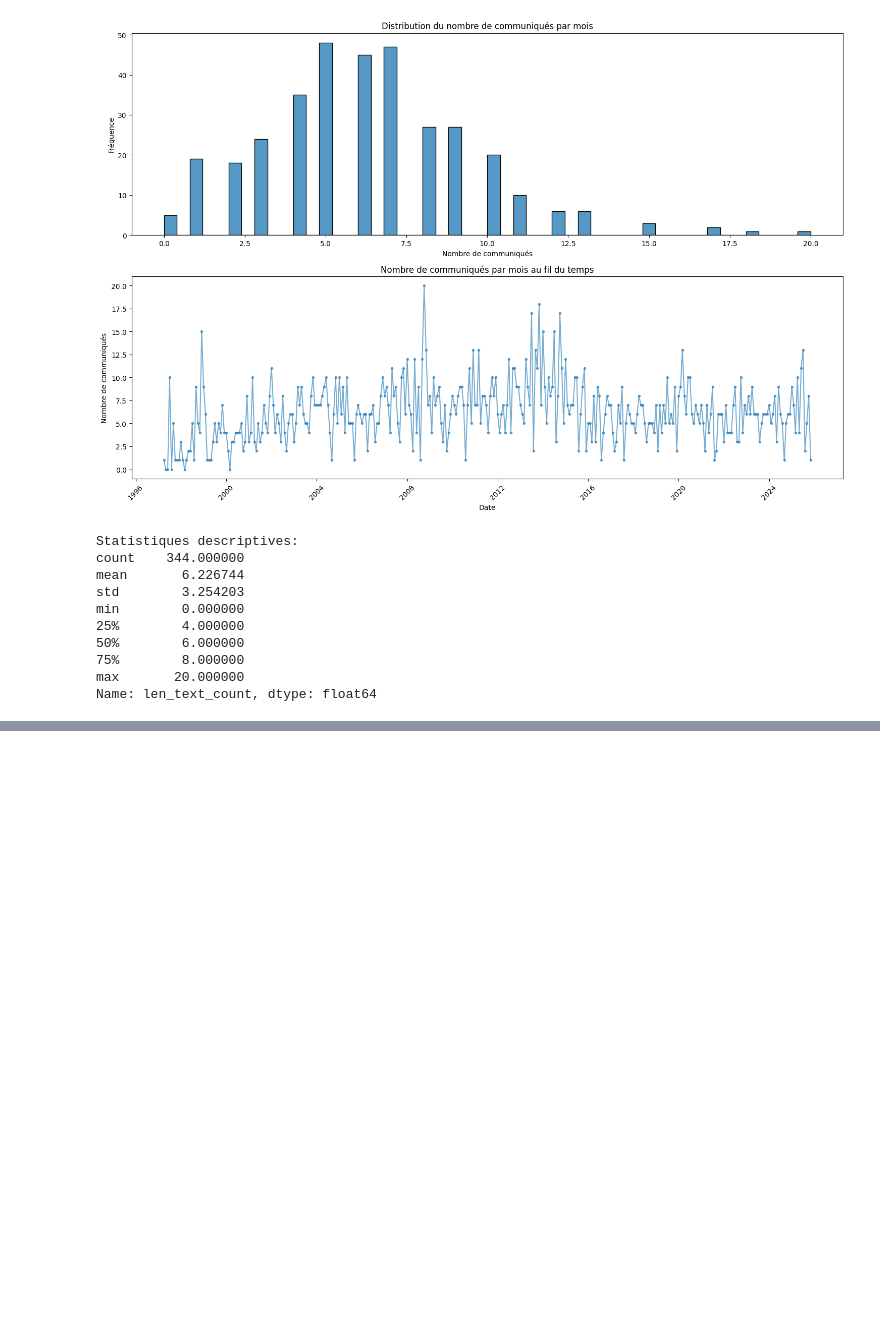
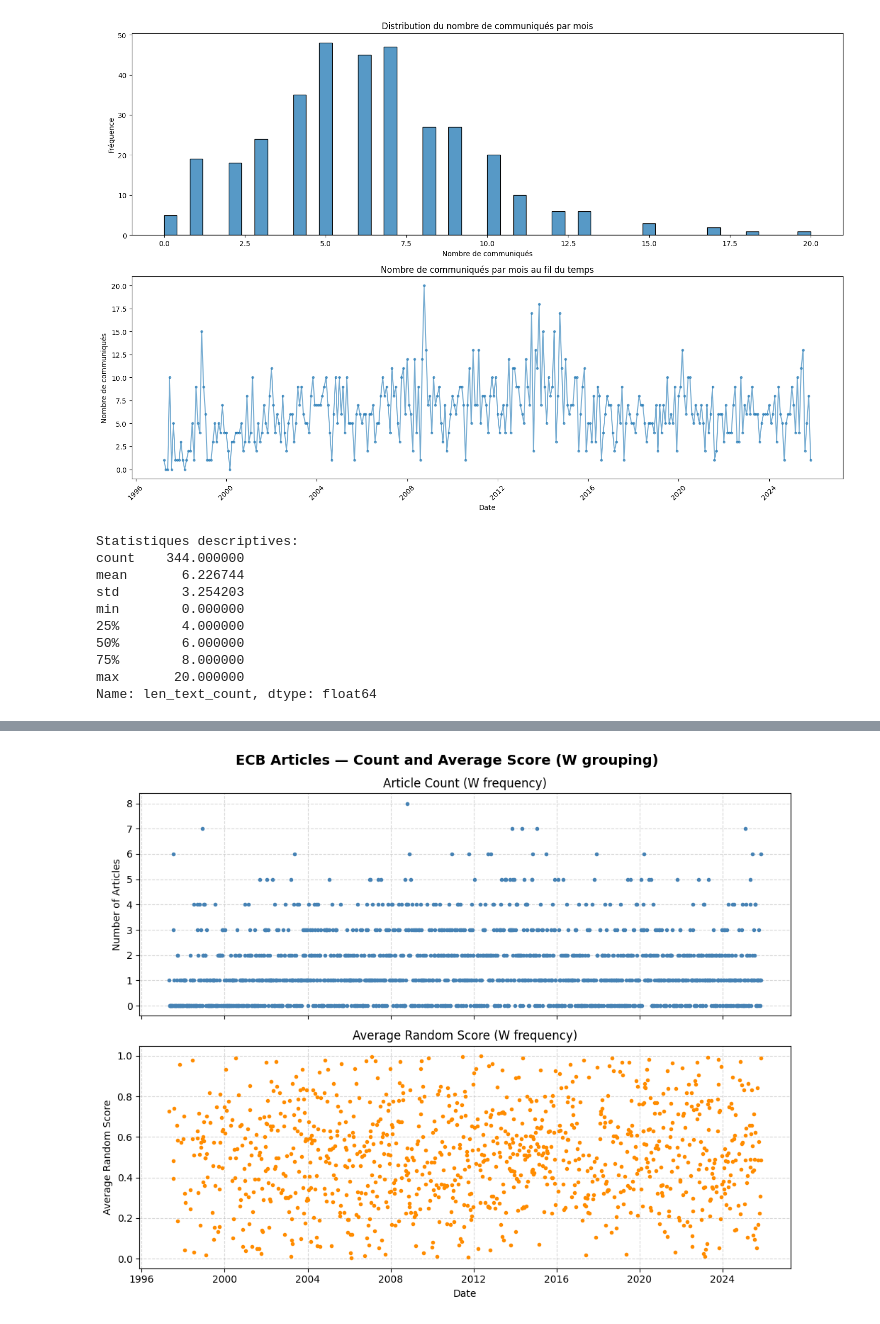
Before and after one commit to amjn480/project_ml_pm_vautrin_jean, a Jupyter notebook: main.ipynb, the cells around one changed output, grey strips where cells are left out. Cells and saved outputs as stored; diff of their text form; code cells hidden in the pictures; blank space fills up the shorter version.

```diff
--- a/main.ipynb
+++ b/main.ipynb
@@ -953,0 +913,19 @@ Name: count, dtype: int64
+# %%
+article_list = pd.read_pickle("ecb_press_releases_link_df.pkl")
+article_list["file_title"] = article_list.apply(make_safe_title, axis=1)
+
+article_list["random_score"] = np.random.rand(len(article_list))
+article_list.head()
+
+weekly_avg = (
+    article_list
+    .assign(Date_parsed=pd.to_datetime(article_list["Date"], format="%d %B %Y"))
+    .groupby(pd.Grouper(key="Date_parsed", freq="W"))
+    .agg(
+        random_score_mean=("random_score", "mean"),
+        article_count=("random_score", "count")
+    )
+    .reset_index()
+)
+
+weekly_avg.head(20)
@@ -953,0 +950,70 @@ Name: count, dtype: int64
+# %%
+def plot_article_stats(article_df, freq="W"):
+    """
+    Compute and plot article statistics (count & average random score)
+    grouped by a chosen time frequency.
+
+    Parameters
+    ----------
+    article_df : pd.DataFrame
+        Must contain columns "Date" (e.g. "5 November 2025") and "random_score".
+    freq : str, optional
+        Time frequency for grouping.
+        Examples:
+            'W'  -> weekly (default)
+            '2W' -> biweekly
+            'M'  -> monthly
+
+    Returns
+    -------
+    weekly_avg : pd.DataFrame
+        DataFrame with Date_parsed, average score, and article count.
+    fig : matplotlib.figure.Figure
+        Figure object with the two subplots.
+    """
+
+    # --- Data preparation ---
+    df = article_df.copy()
+    df["Date_parsed"] = pd.to_datetime(df["Date"], format="%d %B %Y")
+
+    # --- Aggregation ---
+    grouped = (
+        df.groupby(pd.Grouper(key="Date_parsed", freq=freq))
+        .agg(
+            random_score_mean=("random_score", "mean"),
+            article_count=("random_score", "count")
+        )
+        .reset_index()
+    )
+
+    # --- Plot ---
+    fig, ax = plt.subplots(2, 1, figsize=(10, 8), sharex=True)
+
+    # Plot 1: number of articles per period
+    ax[0].plot(grouped["Date_parsed"], grouped["article_count"],
+               color="steelblue", marker=".", linestyle="")
+    ax[0].set_ylabel("Number of Articles")
+    ax[0].set_title(f"Article Count ({freq} frequency)")
+    ax[0].grid(True, linestyle="--", alpha=0.5)
+
+    # Plot 2: average score per period
+    ax[1].plot(grouped["Date_parsed"], grouped["random_score_mean"],
+               color="darkorange", marker=".", linestyle="")
+    ax[1].set_ylabel("Average Random Score")
+    ax[1].set_title(f"Average Random Score ({freq} frequency)")
+    ax[1].grid(True, linestyle="--", alpha=0.5)
+
+    # Common labels and layout
+    fig.suptitle(f"ECB Articles — Count and Average Score ({freq} grouping)",
+                 fontsize=14, fontweight="bold")
+    plt.xlabel("Date")
+    plt.tight_layout()
+
+    return grouped, fig
+
+
+weekly_stats_w, fig_weekly_w = plot_article_stats(article_list, freq="W")
+weekly_stats_2w, fig_weekly_2w = plot_article_stats(article_list, freq="2W")
+weekly_stats_m, fig_weekly_m = plot_article_stats(article_list, freq="ME")
+# %% [output]
+[figure, added]
```
Also changed, not shown: parts of 8 cells of this notebook.
